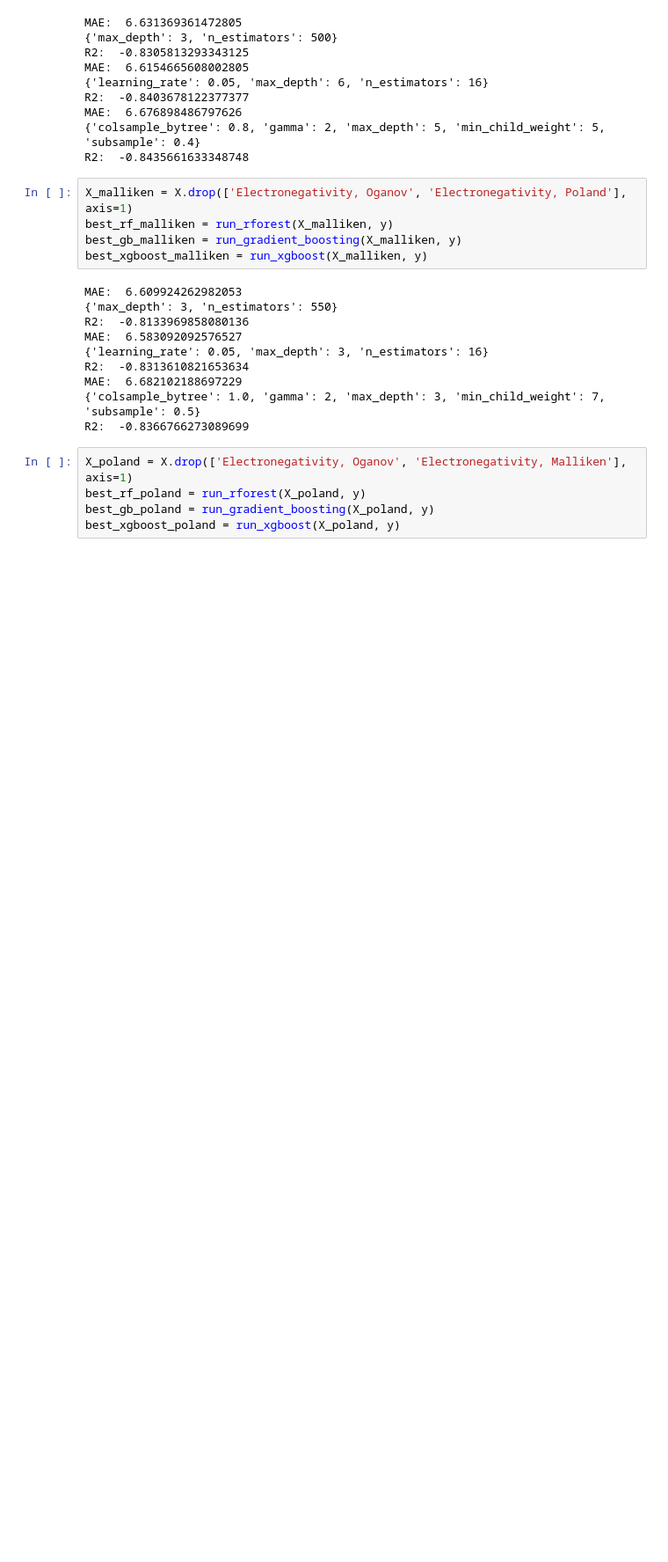
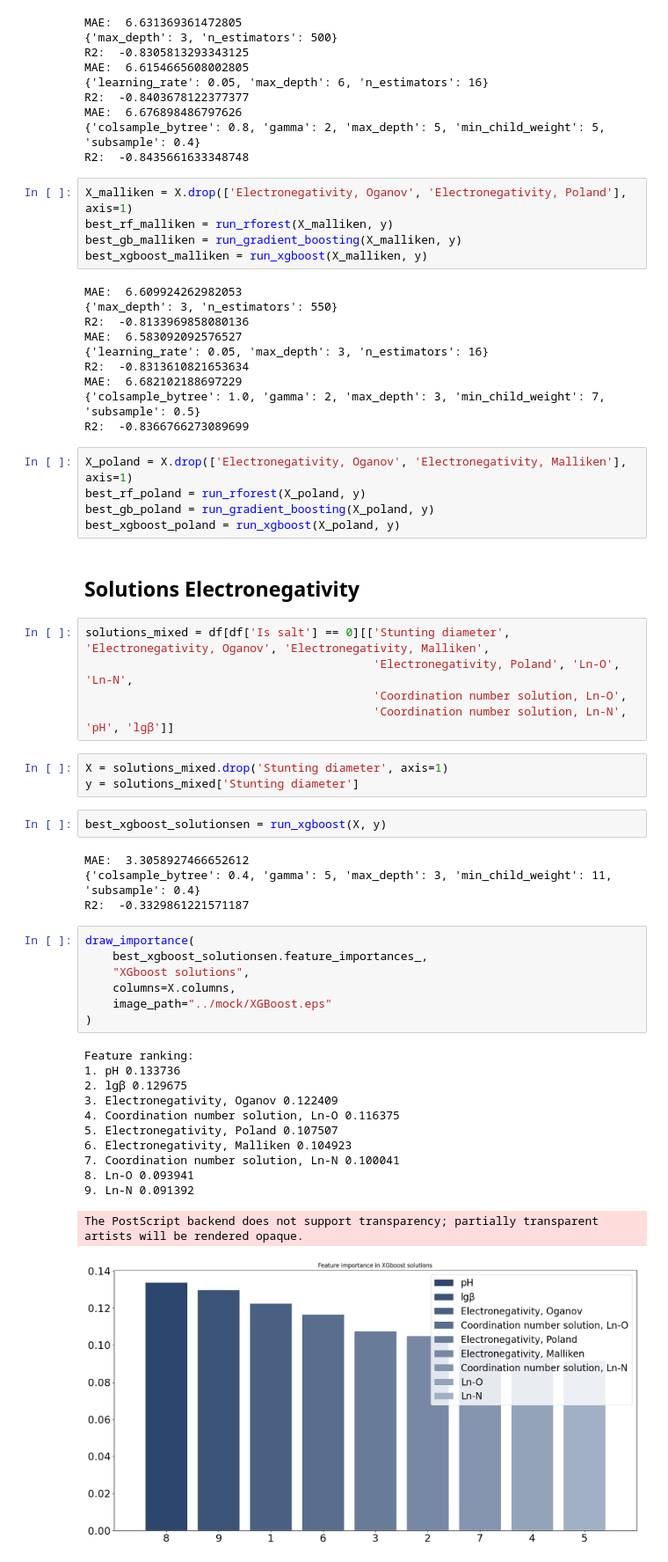
Before and after one commit to Kumokage/ChemML, a Jupyter notebook: notebooks/AntiBio/ElectronegativityTest.ipynb, the cells around one changed output. Shown at 88% size. Saved outputs shown, nothing was run; the diff lists cells and outputs as text; blank space fills up the shorter version.

Commit message:
Add solutions electronegativity and bacterias prop

```diff
--- a/notebooks/AntiBio/ElectronegativityTest.ipynb
+++ b/notebooks/AntiBio/ElectronegativityTest.ipynb
@@ -362,3 +362,39 @@ X_poland = X.drop(['Electronegativity, Oganov', 'Electronegativity, Malliken'],
 best_rf_poland = run_rforest(X_poland, y)
 best_gb_poland = run_gradient_boosting(X_poland, y)
 best_xgboost_poland = run_xgboost(X_poland, y)
+# %% [markdown]
+## Solutions Electronegativity
+# %%
+solutions_mixed = df[df['Is salt'] == 0][['Stunting diameter', 'Electronegativity, Oganov', 'Electronegativity, Malliken',
+                                          'Electronegativity, Poland', 'Ln-O', 'Ln-N',
+                                          'Coordination number solution, Ln-O',
+                                          'Coordination number solution, Ln-N', 'рН', 'lgβ']]
+# %%
+X = solutions_mixed.drop('Stunting diameter', axis=1)
+y = solutions_mixed['Stunting diameter']
+# %%
+best_xgboost_solutionsen = run_xgboost(X, y)
+# %% [output]
+MAE:  3.3058927466652612
+{'colsample_bytree': 0.4, 'gamma': 5, 'max_depth': 3, 'min_child_weight': 11, 'subsample': 0.4}
+R2:  -0.3329861221571187
+# %%
+draw_importance(
+    best_xgboost_solutionsen.feature_importances_,
+    "XGboost solutions",
+    columns=X.columns,
+    image_path="../mock/XGBoost.eps"
+)
+# %% [output]
+Feature ranking:
+1. рН 0.133736
+2. lgβ 0.129675
+3. Electronegativity, Oganov 0.122409
+4. Coordination number solution, Ln-O 0.116375
+5. Electronegativity, Poland 0.107507
+6. Electronegativity, Malliken 0.104923
+7. Coordination number solution, Ln-N 0.100041
+8. Ln-O 0.093941
+9. Ln-N 0.091392
+The PostScript backend does not support transparency; partially transparent artists will be rendered opaque.
+[figure, added]
```
Also changed, not shown: parts of 14 cells of this notebook.
